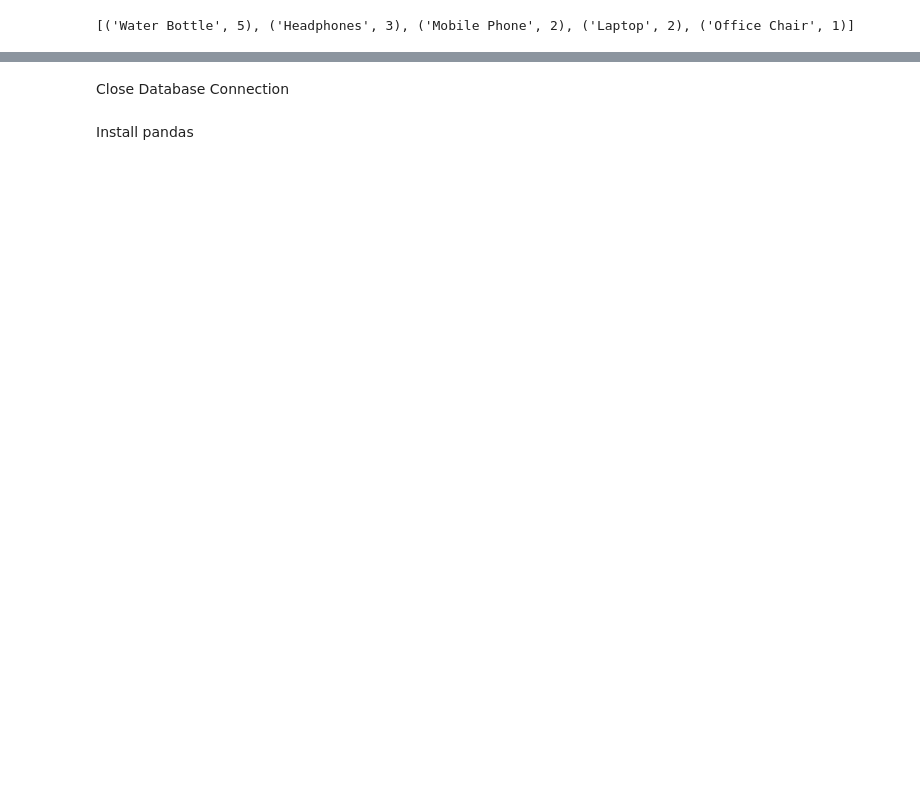
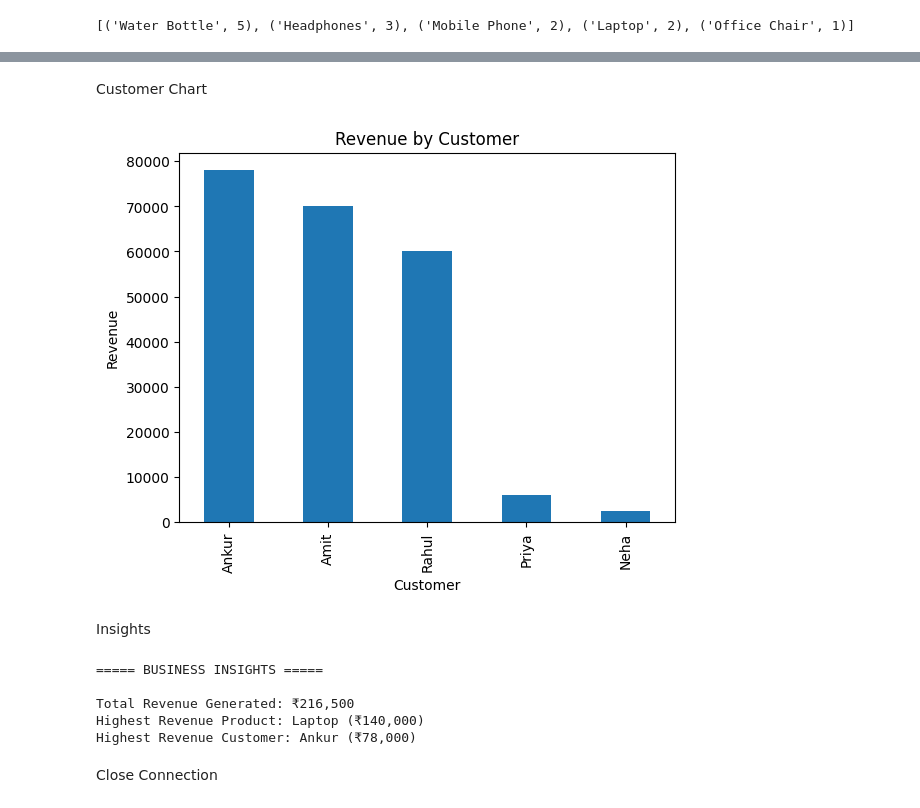
Before and after one commit to iankurbhatt/AI-Data-Analyst-Agent, a Jupyter notebook: database_setup.ipynb, the cells around one changed output, grey strips where cells are left out. Drawn from its saved outputs; the diff is of its cells as text; code cells hidden in the pictures; blank space fills up the shorter version.

```diff
--- a/database_setup.ipynb
+++ b/database_setup.ipynb
@@ -317,6 +428,50 @@ print(cursor.fetchall())
+# %% [markdown]
+Customer Chart
+# %%
+customer_revenue = (
+    sales_df.groupby("customer_name")["revenue"]
+    .sum()
+    .sort_values(ascending=False)
+)
+
+customer_revenue.plot(kind="bar")
+
+plt.title("Revenue by Customer")
+plt.xlabel("Customer")
+plt.ylabel("Revenue")
+
+plt.show()
+# %% [output]
+[figure, added]
+# %% [markdown]
+Insights
+# %%
+print("===== BUSINESS INSIGHTS =====\n")
+
+top_product = product_revenue.idxmax()
+top_product_revenue = product_revenue.max()
+
+top_customer = customer_revenue.idxmax()
+top_customer_revenue = customer_revenue.max()
+
+print(f"Total Revenue Generated: ₹{total_revenue:,.0f}")
+
+print(
+    f"Highest Revenue Product: {top_product}"
+    f" (₹{top_product_revenue:,.0f})"
+)
+
+print(
+    f"Highest Revenue Customer: {top_customer}"
+    f" (₹{top_customer_revenue:,.0f})"
+)
+# %% [output]
+===== BUSINESS INSIGHTS =====
+
+Total Revenue Generated: ₹216,500
+Highest Revenue Product: Laptop (₹140,000)
+Highest Revenue Customer: Ankur (₹78,000)
 # %% [markdown]
-Close Database Connection
+Close Connection
 # %%
 connection.close()
-# %% [markdown]
-Install pandas
```
Also changed, not shown: parts of 132 cells of this notebook.
